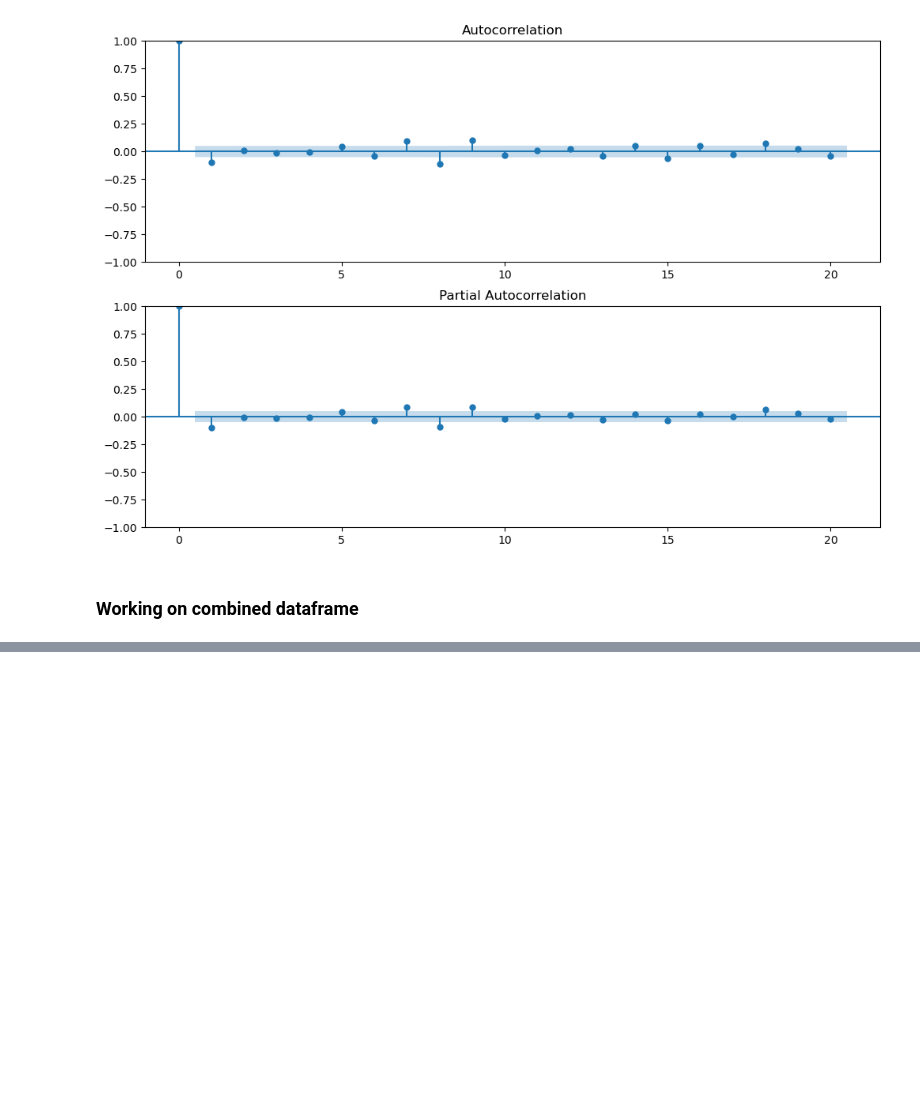
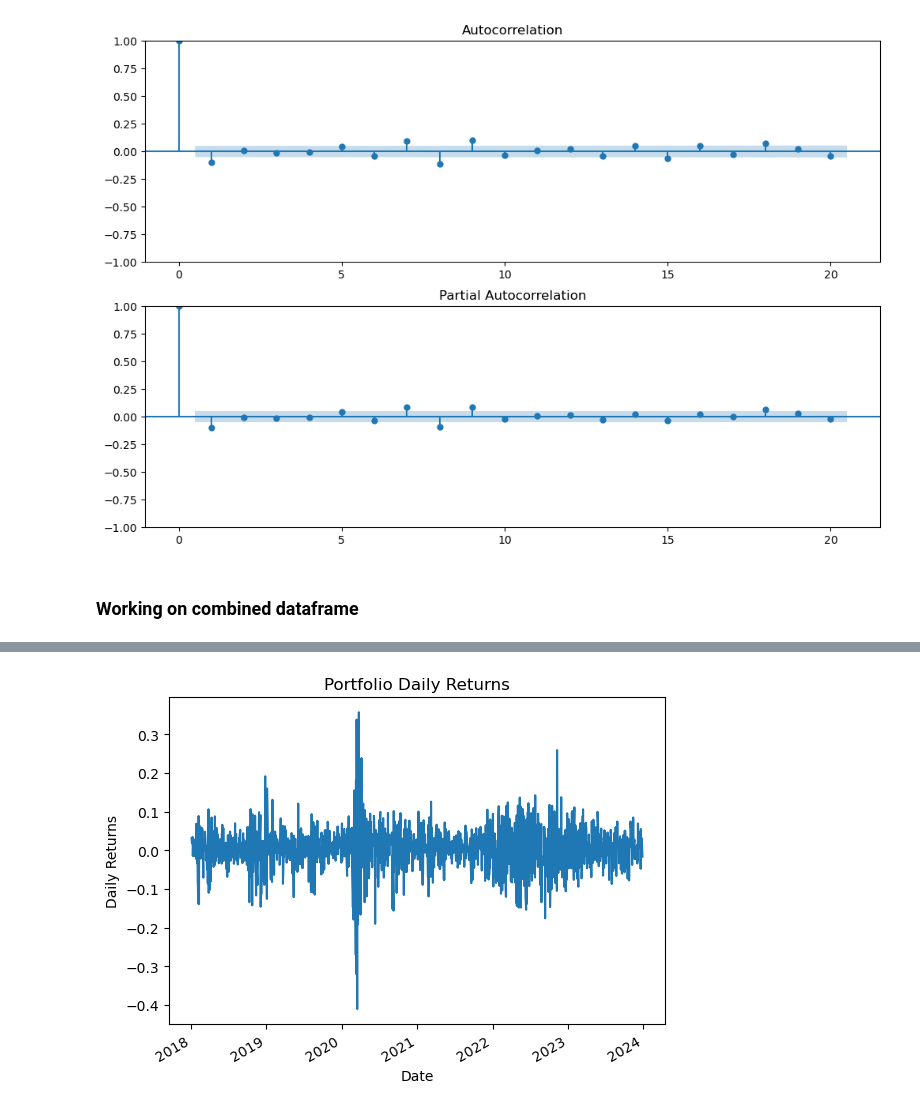
Before and after one commit to dwu359/ml-portfolio-optimization, a Jupyter notebook: portfolio_optimization.ipynb, the cells around one changed output, grey strips where cells are left out. Saved outputs shown, nothing was run; the diff lists cells and outputs as text; code cells hidden in the pictures; blank space fills up the shorter version.

```diff
--- a/portfolio_optimization.ipynb
+++ b/portfolio_optimization.ipynb
@@ -287,0 +359,11 @@ comb_stock.head()
+# %%
+# Calculate the daily returns
+asset_returns = portfolio.pct_change()
+portfolio_returns = asset_returns@weights
+
+# Plot the daily returns
+portfolio_returns.plot().set_ylabel('Daily Returns')
+plt.title('Portfolio Daily Returns')
+plt.show()
+# %% [output]
+[figure, added]
```
Also changed, not shown: parts of 14 cells of this notebook.
